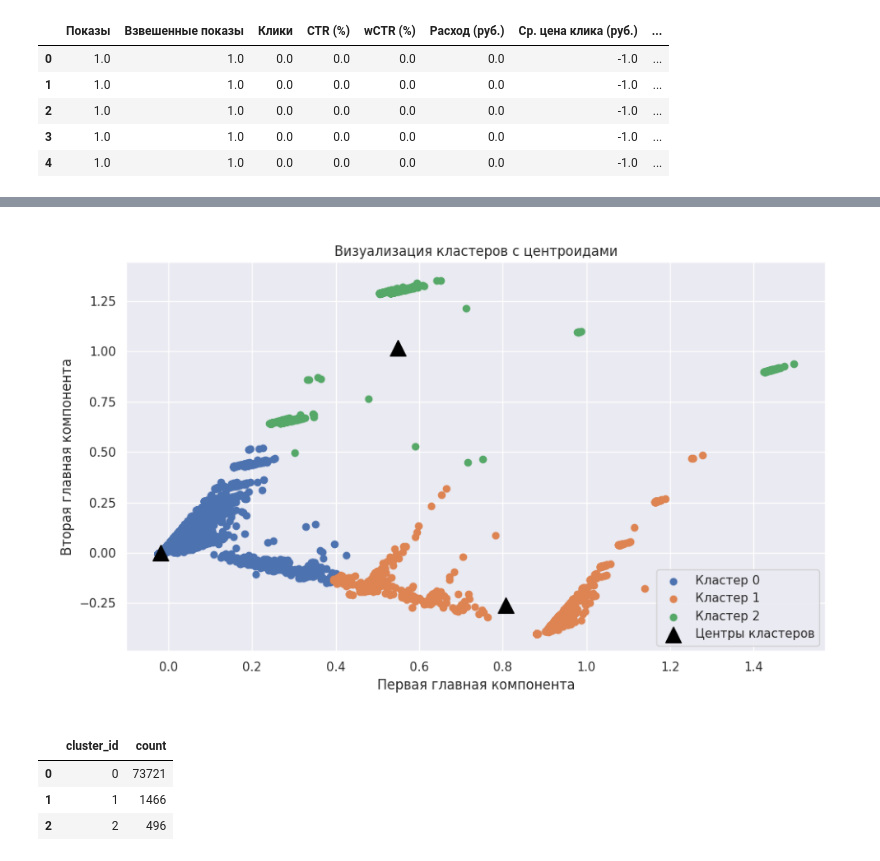
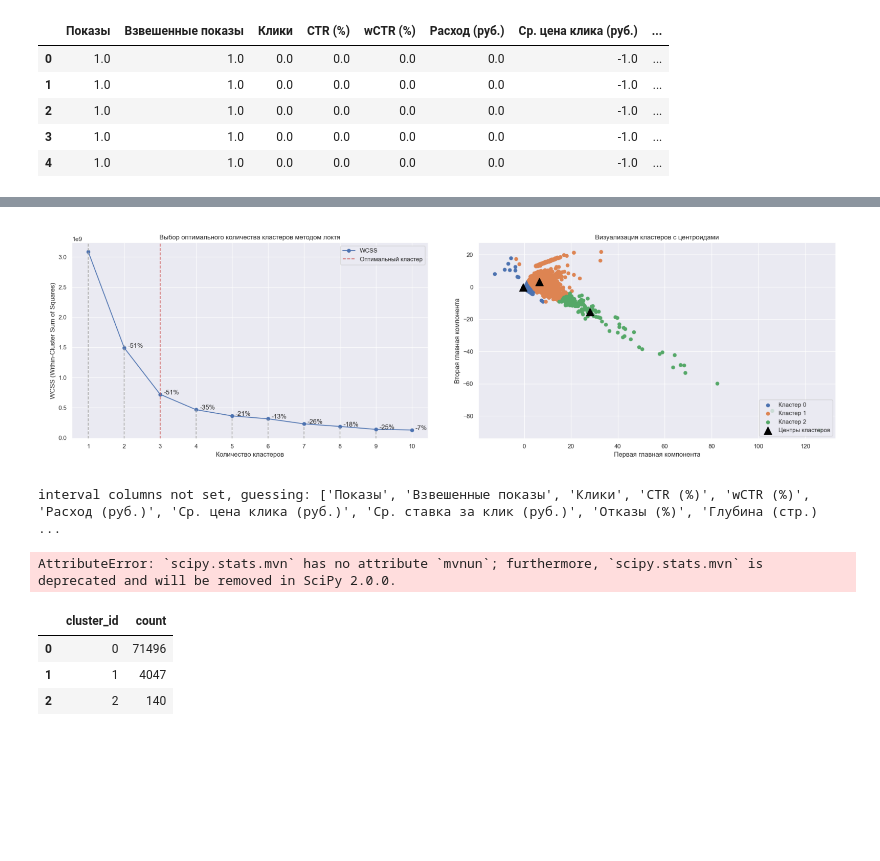
Before and after one commit to neZorinEgor/AdsAnalyzer, a Jupyter notebook: analys/main.ipynb, the cells around one changed output, grey strips where cells are left out. Cells and saved outputs as stored; diff of their text form; code cells hidden in the pictures; blank space fills up the shorter version.

```diff
--- a/analys/main.ipynb
+++ b/analys/main.ipynb
@@ -140,13 +140,13 @@ columns_to_find_corr = [
     "Глубина (стр.)",
     "Прибыль (руб.)"
 ]
-wcss = {}                    # Сумма внутрикластерных расстояний
+wcss_img = {}                    # Сумма внутрикластерных расстояний
 percentage_error_diff = {}   # Процентные изменения WCSS
 X = pd.get_dummies(analys_df[columns_to_find_corr])
 
 for i in range(1, 11):
     kmeans = KMeans(n_clusters=i, max_iter=1000, init="k-means++", random_state=42)
-    wcss[i] = kmeans.fit(X).inertia_
+    wcss_img[i] = kmeans.fit(X).inertia_
 # %%
 # Строит график метода локтя для выбора оптимального количества кластеров
 plt.figure(figsize=(10, 6))
@@ -154,9 +154,9 @@ plt.title("Выбор оптимального количества класте
 plt.xlabel("Количество кластеров")
 plt.ylabel("WCSS (Within-Cluster Sum of Squares)")
 plt.xticks(range(1, 11))
-plt.plot(wcss.keys(), wcss.values(), marker='o', label="WCSS")
+plt.plot(wcss_img.keys(), wcss_img.values(), marker='o', label="WCSS")
 
-wcss_values = list(wcss.values())
+wcss_values = list(wcss_img.values())
 max_val = max(wcss_values)
 for i in range(len(wcss_values) - 1):
     diff = wcss_values[i] - wcss_values[i + 1]
@@ -407,7 +407,7 @@ class AdsCompanyItem:
                 self.__percentage_error_diff[f"{i+1}-{i+2}"] = 0
             plt.text(x=i + 2.1, y=wcss_values[i + 1] + 200, s=f"-{int(diff * 100 / wcss_values[i])}%")
             plt.axvline(x=i + 1, color="darkgray", linestyle="--", ymax=int(wcss_values[i] * 100 / max_val) / 100)
-        plt.axvline(3, color="indianred", label="Оптимальный кластер", linestyle="--")
+        plt.axvline(self.__optimal_num_cluster, color="indianred", label="Оптимальный кластер", linestyle="--")
         plt.legend()
         fig = plt.gcf()
         fig.canvas.draw()
@@ -473,10 +473,10 @@ for col in sample_df.drop(columns=["Дата"]).columns:
 
 company = AdsCompanyItem(
     company=sample_df,
-    optimality_threshold=15,
-    scaler=MinMaxScaler()
+    optimality_threshold=11,
+    scaler=StandardScaler()
 )
-df, cluster, wcss = company.analysis(is_clustering=True)
+df, cluster_img, wcss_img = company.analysis(is_clustering=True)
 df[["№ Группы", "№ Объявления", "Пол", "Возраст", "Уровень платежеспособности"]]=sample_df[["№ Группы", "№ Объявления", "Пол", "Возраст", "Уровень платежеспособности"]]
 df.head()
 # %% [output]
@@ -498,19 +490,27 @@ plt.show()
-# %%
-plt.figure(figsize=(10, 8))
-plt.imshow(cluster)
-plt.axis("off")
-plt.tight_layout()
-plt.show()
-# %% [output]
-[figure, removed]
+# %%
+_, axes = plt.subplots(1, 2, figsize=(16, 8))
+axes[0].imshow(wcss_img)
+axes[0].axis("off")
+axes[1].imshow(cluster_img)
+axes[1].axis("off")
+plt.tight_layout()
+plt.show()
+# %% [output]
+[figure, added]
+# %%
+import phik
+
+sns.heatmap(df.phik_matrix())
+# %% [output]
+interval columns not set, guessing: ['Показы', 'Взвешенные показы', 'Клики', 'CTR (%)', 'wCTR (%)', 'Расход (руб.)', 'Ср. цена клика (руб.)', 'Ср. ставка за клик (руб.)', 'Отказы (%)', 'Глубина (стр.) ...
+AttributeError: `scipy.stats.mvn` has no attribute `mvnun`; furthermore, `scipy.stats.mvn` is deprecated and will be removed in SciPy 2.0.0.
 # %%
 df_cluster_0 = df[df["cluster_id"]==0].copy()
 df_cluster_1 = df[df["cluster_id"]==1].copy()
 df_cluster_2 = df[df["cluster_id"]==2].copy()
+df["cluster_id"].value_counts().reset_index()
+# %% [output]
+|  | cluster_id | count |
+| 0 | 0 | 71496 |
+| 1 | 1 | 4047 |
+| 2 | 2 | 140 |
-# %%
-df["cluster_id"].value_counts().reset_index()
-# %% [output]
-|  | cluster_id | count |
-| 0 | 0 | 73721 |
-| 1 | 1 | 1466 |
-| 2 | 2 | 496 |
```
Also changed, not shown: parts of 6 cells of this notebook.
